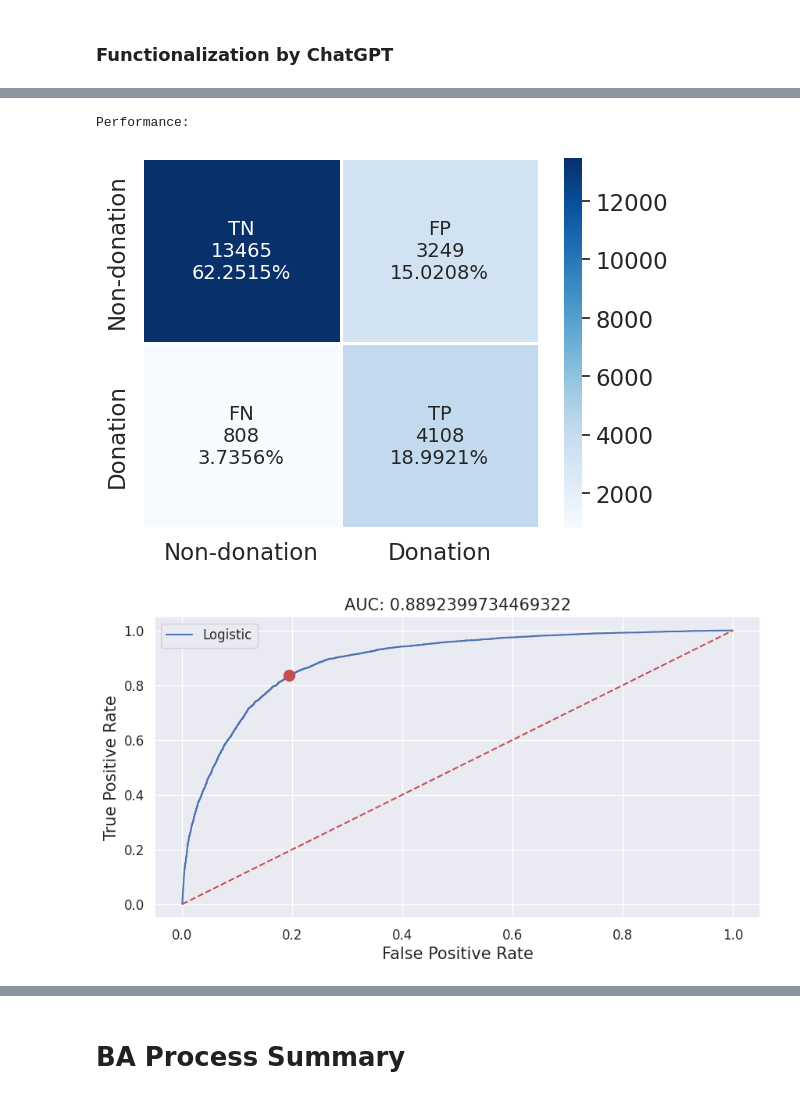
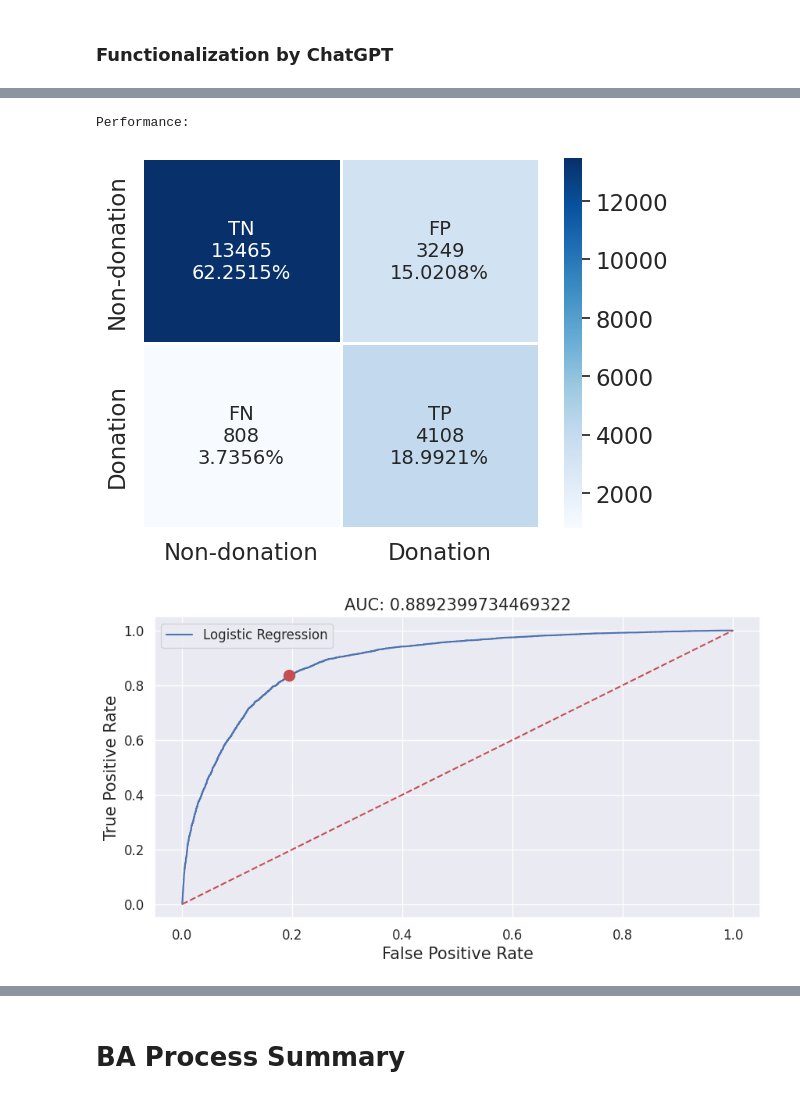
Before and after one commit to thekimk/Lecture-NIA, a Jupyter notebook: BA1_TargetMarketing_ModelingBase_KK.ipynb, the cells around one changed output, grey strips where cells are left out. Cells and saved outputs as stored; diff of their text form; code cells hidden in the pictures.

```diff
--- a/BA1_TargetMarketing_ModelingBase_KK.ipynb
+++ b/BA1_TargetMarketing_ModelingBase_KK.ipynb
@@ -575,12 +575,12 @@ evaluation_class_Metrics(Y_test, Y_tepred)
 # %%
 # Major Function
 Score_te, Score_trte = prediction_class(model, X_train, Y_train, X_test, Y_test,
-                                        LABEL_LIST=LABEL_LIST, ALGO_NAME='Logistic')
+                                        LABEL_LIST=LABEL_LIST, ALGO_NAME='Logistic Regression')
 display(Score_te, Score_trte)
 # %% [output]
 Performance:
 [figure]
-[figure, old version]
+[figure, new version]
 |  | N | True Positive | True Negative | False Positive | False Negative | Precision | Recall | ... |
 | Test set | 21630 | 4108 | 13465 | 3249 | 808 | 0.55838 | 0.835639 | ... |
 |  | N | True Positive | True Negative | False Positive | False Negative | Precision | Recall | ... |
```
Also changed, not shown: parts of 4 cells of this notebook, 12 other files.
